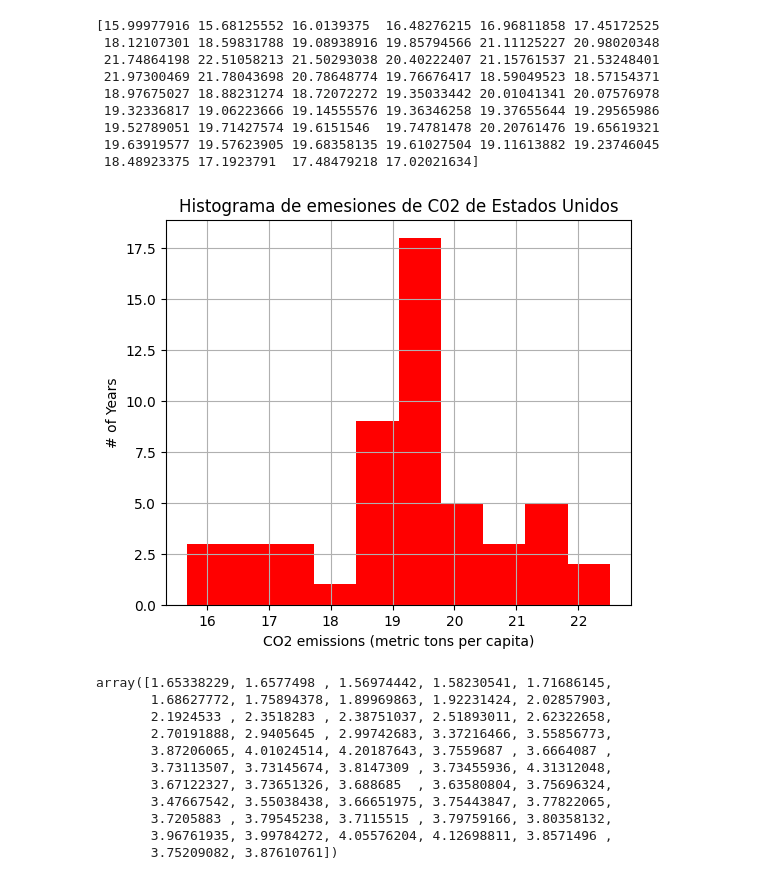
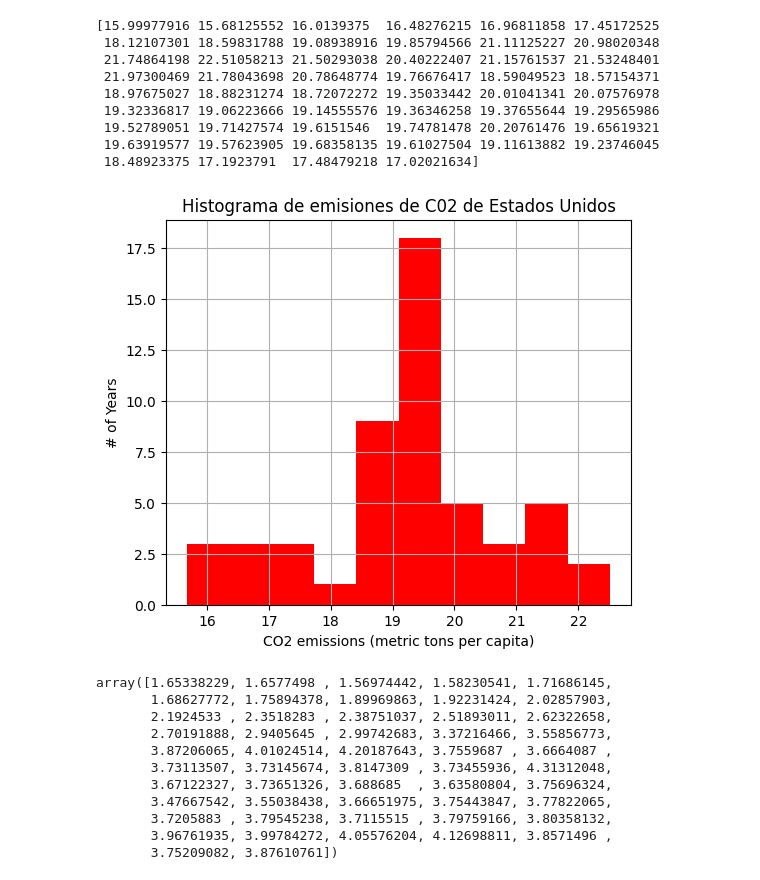
Before and after one commit to JoseAque/Ciencia-de-Datos, a Jupyter notebook: CD_12_Visualizacion_Matplotlib/CD_12_CasoEstudio.ipynb, the cells around one changed output. Drawn from its saved outputs; the diff is of its cells as text; code cells hidden in the pictures.

```diff
--- a/CD_12_Visualizacion_Matplotlib/CD_12_CasoEstudio.ipynb
+++ b/CD_12_Visualizacion_Matplotlib/CD_12_CasoEstudio.ipynb
@@ -395,16 +395,16 @@ print(hist_data_USA)
 # %%
 plt.figure(figsize=(6,5))
 plt.hist(hist_data_USA, 10, density=False, facecolor='red')
 
 plt.xlabel(data_USA_C02['IndicatorName'].iloc[0] )
 plt.ylabel('# of Years')
-plt.title('Histograma de emesiones de C02 de Estados Unidos')
+plt.title('Histograma de emisiones de C02 de Estados Unidos')
 
 plt.grid(True)
 
 plt.show()
 # %% [output]
-[figure, old version]
+[figure, new version]
 # %%
 hist_data_MEX = data_MEX_C02['Value'].values
 hist_data_MEX
```
Also changed, not shown: parts of 1 cell of this notebook, 22 other files.
